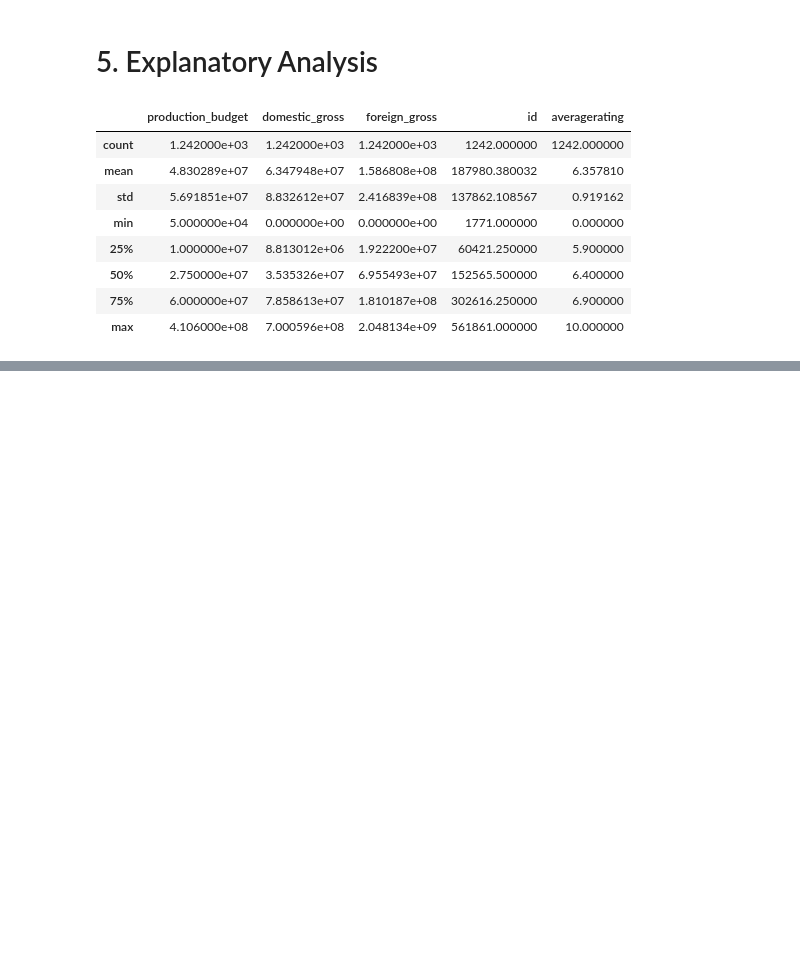
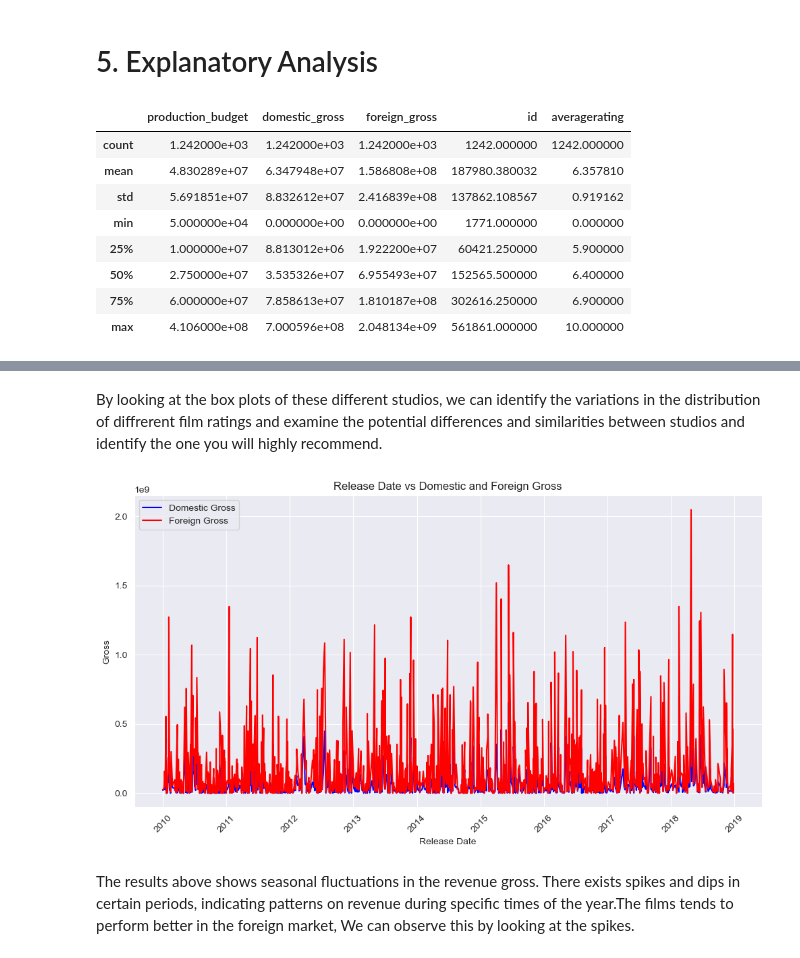
Before and after one commit to Dudimath/Microsoft-Film-Insights, a Jupyter notebook: Data Cleaning.ipynb, the cells around one changed output, grey strips where cells are left out. Cells and saved outputs as stored; diff of their text form; code cells hidden in the pictures; blank space fills up the shorter version.

```diff
--- a/Data Cleaning.ipynb
+++ b/Data Cleaning.ipynb
@@ -941,0 +990,20 @@ df_final.describe()
+# %% [markdown]
+By looking at the box plots of these different studios, we can identify the variations in the distribution of diffrerent film ratings and examine the potential differences and similarities between studios and identify the one you will highly recommend.
+# %%
+# Sort the data by release date
+sorted_df = df_final.sort_values('release_date')
+
+# Plot release date against domestic and foreign gross
+plt.figure(figsize=(12, 6))
+plt.plot(sorted_df['release_date'], sorted_df['domestic_gross'], color='blue', label='Domestic Gross')
+plt.plot(sorted_df['release_date'], sorted_df['foreign_gross'], color='red', label='Foreign Gross')
+plt.xlabel('Release Date')
+plt.ylabel('Gross')
+plt.title('Release Date vs Domestic and Foreign Gross')
+plt.legend()
+plt.xticks(rotation=45)
+plt.show()
+# %% [output]
+[figure, added]
+# %% [markdown]
+The results above shows seasonal fluctuations in the revenue gross. There exists spikes and dips in certain periods, indicating patterns on revenue during specific times of the year.The films tends to perform better in the foreign market, We can observe this by looking at the spikes.
```
Also changed, not shown: parts of 6 cells of this notebook.
